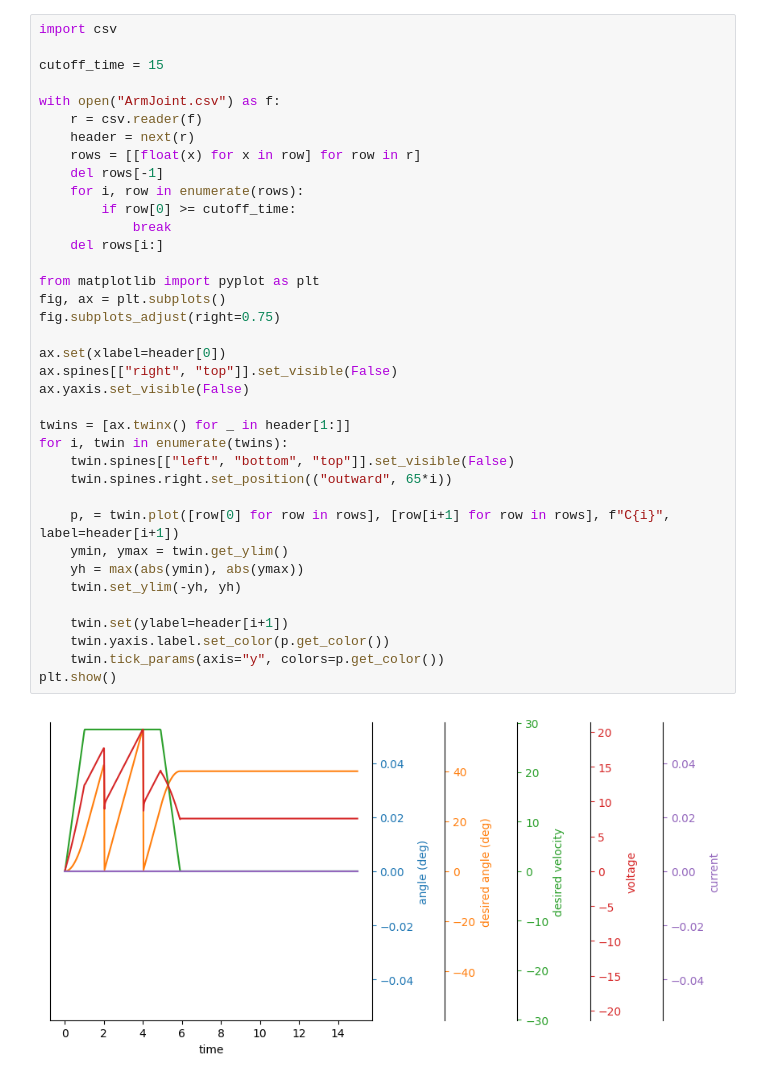
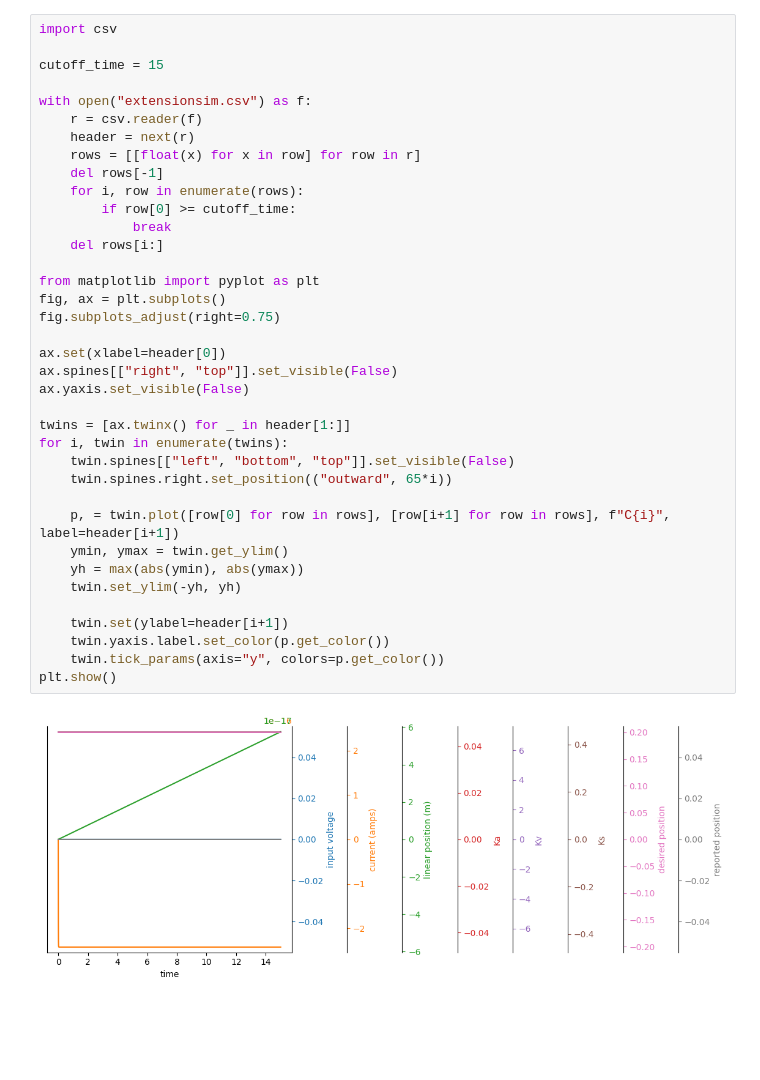
Before and after one commit to FIRST1778/2023-Robot-Code, a Jupyter notebook: armplot.ipynb, the cells around one changed output. Drawn from its saved outputs; the diff is of its cells as text; blank space fills up the shorter version.

Commit message:
Extension Fixes

```diff
--- a/armplot.ipynb
+++ b/armplot.ipynb
@@ -3,37 +3,37 @@ import csv
 
 cutoff_time = 15
 
-with open("ArmJoint.csv") as f:
+with open("extensionsim.csv") as f:
     r = csv.reader(f)
     header = next(r)
     rows = [[float(x) for x in row] for row in r]
     del rows[-1]
     for i, row in enumerate(rows):
         if row[0] >= cutoff_time:
             break
     del rows[i:]
 
 from matplotlib import pyplot as plt
 fig, ax = plt.subplots()
 fig.subplots_adjust(right=0.75)
 
 ax.set(xlabel=header[0])
 ax.spines[["right", "top"]].set_visible(False)
 ax.yaxis.set_visible(False)
 
 twins = [ax.twinx() for _ in header[1:]]
 for i, twin in enumerate(twins):
     twin.spines[["left", "bottom", "top"]].set_visible(False)
     twin.spines.right.set_position(("outward", 65*i))
 
     p, = twin.plot([row[0] for row in rows], [row[i+1] for row in rows], f"C{i}", label=header[i+1])
     ymin, ymax = twin.get_ylim()
     yh = max(abs(ymin), abs(ymax))
     twin.set_ylim(-yh, yh)
 
     twin.set(ylabel=header[i+1])
     twin.yaxis.label.set_color(p.get_color())
     twin.tick_params(axis="y", colors=p.get_color())
 plt.show()
 # %% [output]
-[figure, old version]
+[figure, new version]
```
Also changed, not shown: 6 other files.
